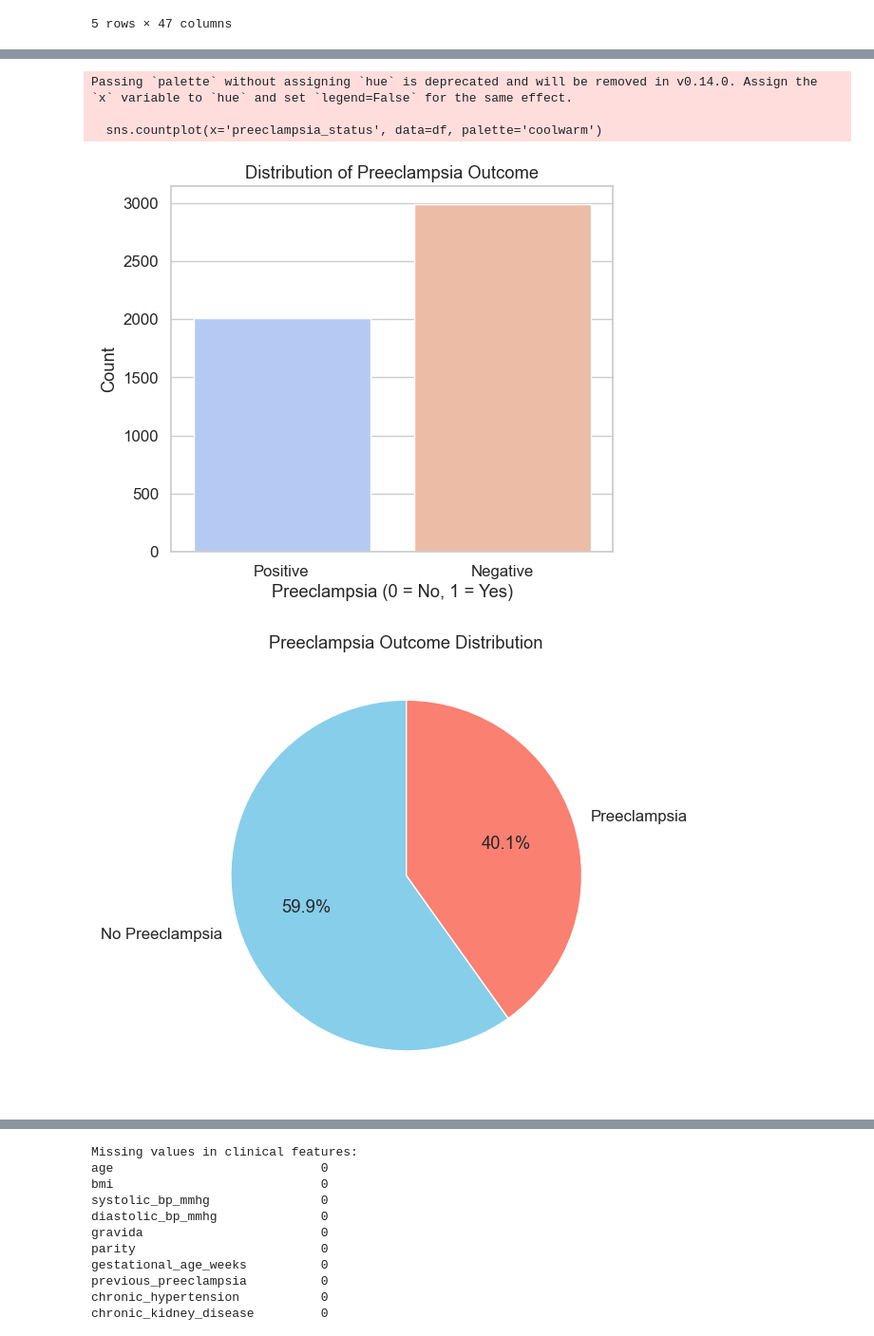
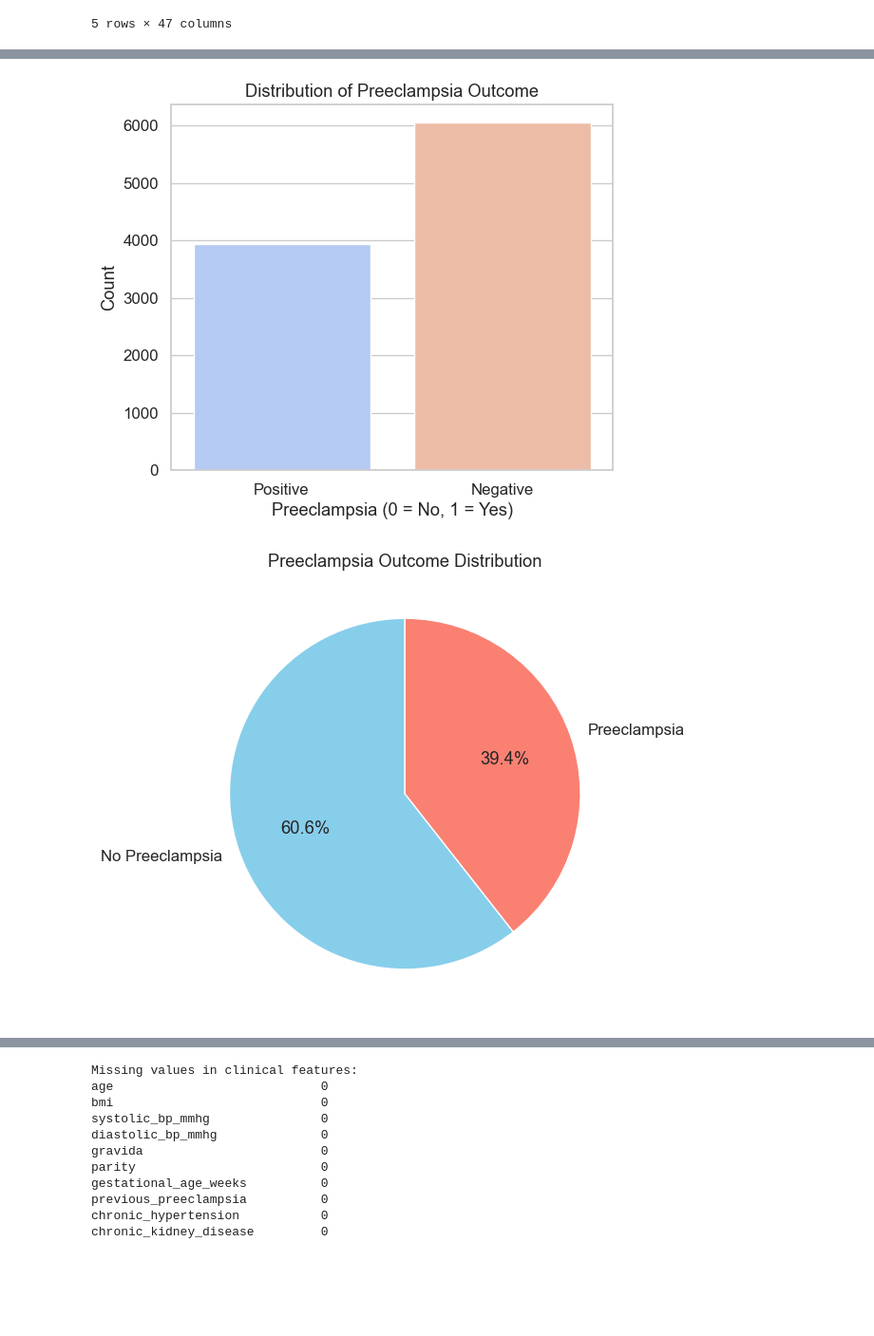
Before and after one commit to manishadeodhar-art/Preeclampsia-determination, a Jupyter notebook: Investigation.ipynb, the cells around one changed output, grey strips where cells are left out. Shown at 95% size. Cells and saved outputs as stored; diff of their text form; code cells hidden in the pictures; blank space fills up the shorter version.

```diff
--- a/Investigation.ipynb
+++ b/Investigation.ipynb
@@ -72,7 +78,7 @@ We begin by loading the data into a pandas DataFrame and performing an initial i
 # Load the dataset
 #-------------------------------------------
 #df = pd.read_csv('data\preeclampsia_africa_baseline_1000.csv')
-df = pd.read_csv('data\preeclampsia_africa_large_5000.csv')
+df = pd.read_csv('data\preeclampsia_africa_extra_large_10000.csv')
 df.head()
 # %% [output]
 |  | patient_id | age | age_category | parity | gravida | bmi | bmi_category | gestational_age_weeks | ... |
@@ -349,7 +346,7 @@ print(df['preeclampsia_status'].value_counts(normalize=True) * 100)
 
 # Bar plot of outcome distribution
 plt.figure(figsize=(6, 5))
-sns.countplot(x='preeclampsia_status', data=df, palette='coolwarm')
+sns.countplot(x = 'preeclampsia_status', data = df, palette = 'coolwarm', hue = 'preeclampsia_status', legend = False)
 plt.title("Distribution of Preeclampsia Outcome")
 plt.xlabel("Preeclampsia (0 = No, 1 = Yes)")
 plt.ylabel("Count")
@@ -381,9 +378,6 @@ Positive    40.14
 Name: proportion, dtype: float64
-Passing `palette` without assigning `hue` is deprecated and will be removed in v0.14.0. Assign the `x` variable to `hue` and set `legend=False` for the same effect.
-
-  sns.countplot(x='preeclampsia_status', data=df, palette='coolwarm')
-[figure, old version]
+[figure, new version]
-[figure, old version]
+[figure, new version]
 # %%
 ## 2.4 Clinical Feature Summaries
 
```
Also changed, not shown: parts of 64 cells of this notebook, 8 other files.
